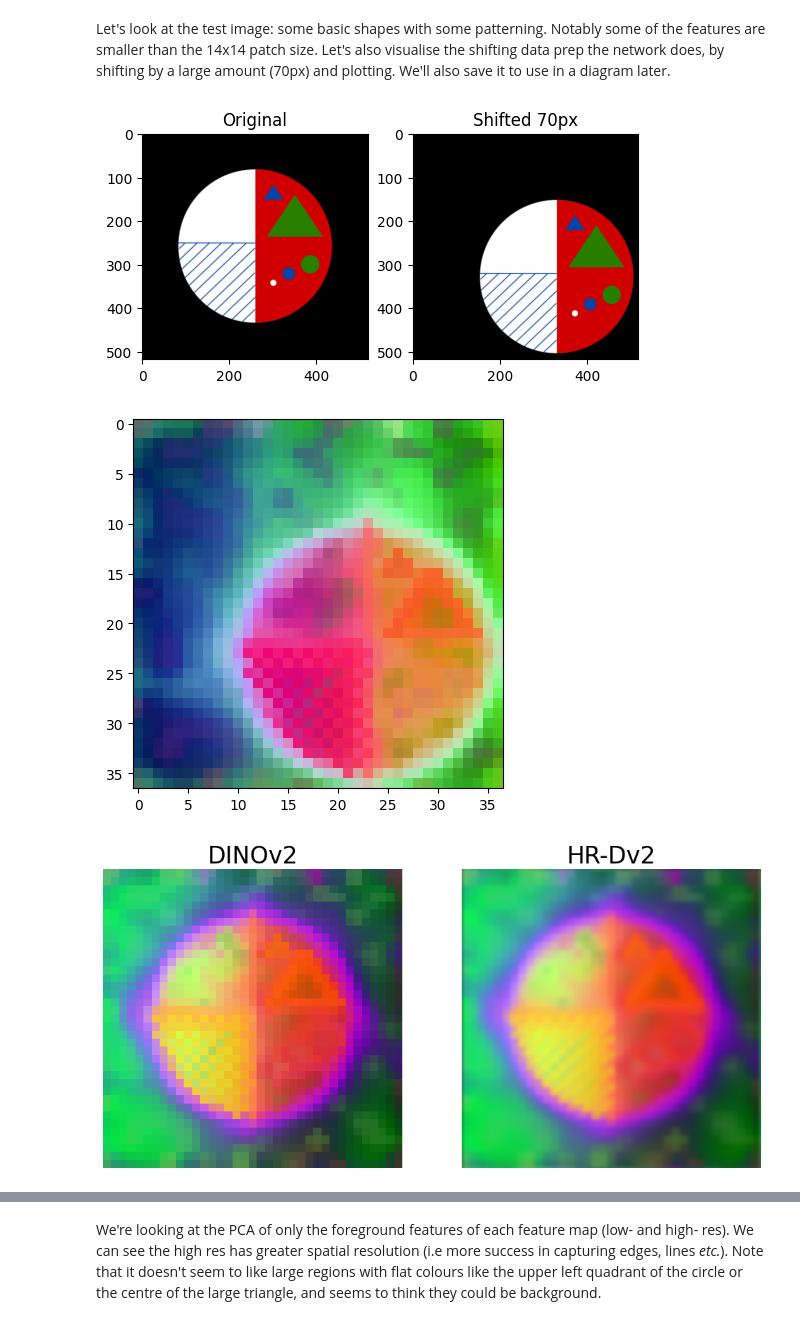
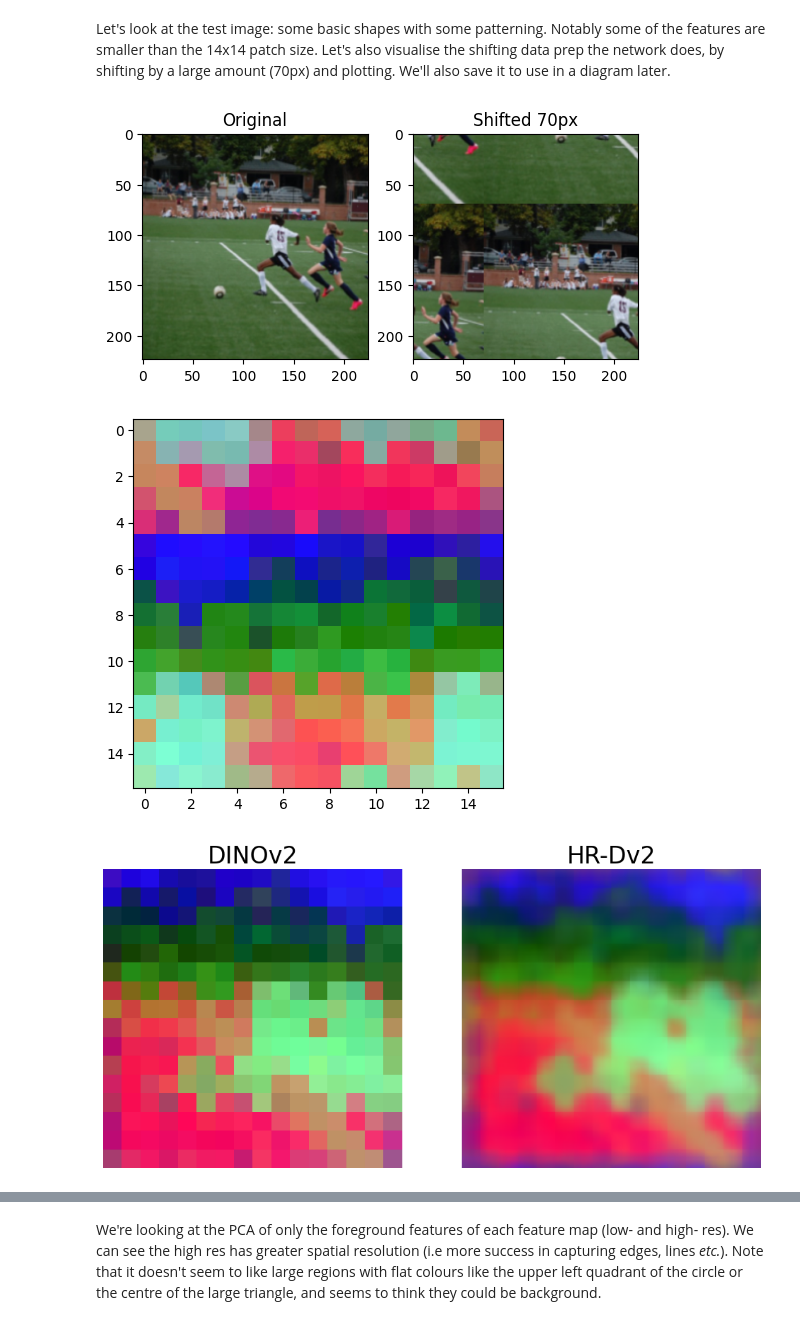
Before and after one commit to tldr-group/HR-Dv2, a Jupyter notebook: notebooks/explanation.ipynb, the cells around one changed output, grey strips where cells are left out. Drawn from its saved outputs; the diff is of its cells as text; code cells hidden in the pictures.

```diff
--- a/notebooks/explanation.ipynb
+++ b/notebooks/explanation.ipynb
@@ -17,7 +17,7 @@ PATCH_SIZE  = 14
 PATCH_H, PATCH_W = IMG_SIZE // PATCH_SIZE, IMG_SIZE // PATCH_SIZE
 FEAT_DIM = 384
 
-transform = tr.get_input_transform(520, IMG_SIZE)
+transform = tr.get_input_transform(IMG_SIZE + 2, IMG_SIZE)
 # %%
 from hr_dv2 import HighResDV2
 
@@ -30,26 +30,26 @@ Using cache found in /home/ronan/.cache/torch/hub/facebookresearch_dinov2_main
 # %% [markdown]
 Let's look at the test image: some basic shapes with some patterning. Notably some of the features are smaller than the 14x14 patch size. Let's also visualise the shifting data prep the network does, by shifting by a large amount (70px) and plotting. We'll also save it to use in a diagram later.
 # %%
-test_tensor, test_img = tr.load_image("data/test_image_centred.png", transform)
+test_tensor, test_img = tr.load_image("data/foot.png", transform)
 test_tensor = test_tensor.to(torch.float16)
 test_tensor = test_tensor.to('cuda')
 
 SHIFT = 70
 fwd_shifts, inv_shifts = tr.get_shift_transforms([SHIFT], 'Moore')
 shifted_img_tensors = net.get_transformed_input_batch(test_tensor, fwd_shifts).detach().cpu()
 shifted_img: Image.Image = tr.to_img(tr.unnormalize(shifted_img_tensors[-1, :, :, :]))
 
 
 fig, axs = plt.subplots(ncols=2, nrows=1)
 axs[0].imshow(test_img)
 axs[0].set_title("Original")
 
 axs[1].imshow(shifted_img)
 axs[1].set_title(f"Shifted {SHIFT}px")
 
 shifted_img.save("out/shifted_input.png")
 # %% [output]
-[figure, old version]
+[figure, new version]
 # %%
 # Get low res features of the final shifted image (this is just a call to vanilla DINOv2, so we need to batch)
 shift_img_tensor = shifted_img_tensors[-1].unsqueeze(0).cuda()
@@ -63,7 +63,7 @@ rescaled_shifted_feat_img = rescaled_shifted_features.reshape(PATCH_H, PATCH_W,
 plt.imshow(rescaled_shifted_feat_img)
 plt.imsave("out/shifted_features_lr.png" ,rescaled_shifted_feat_img)
 # %% [output]
-[figure, old version]
+[figure, new version]
 # %%
 shift_dists = [i for i in range(1, 7)]
 transforms, inv_transforms = tr.get_shift_transforms(shift_dists, 'Moore')
@@ -92,7 +92,7 @@ for arr, shapes in zip(features, [(PATCH_H, PATCH_W, 3), (IMG_SIZE, IMG_SIZE, 3)
     ax.set_axis_off()
     i += 1
 # %% [output]
-[figure, old version]
+[figure, new version]
 # %%
 fig, axs = plt.subplots(ncols=3, nrows=1)
 fig.set_size_inches(20, 12)
```
Also changed, not shown: parts of 3 cells of this notebook, 3 other files.
